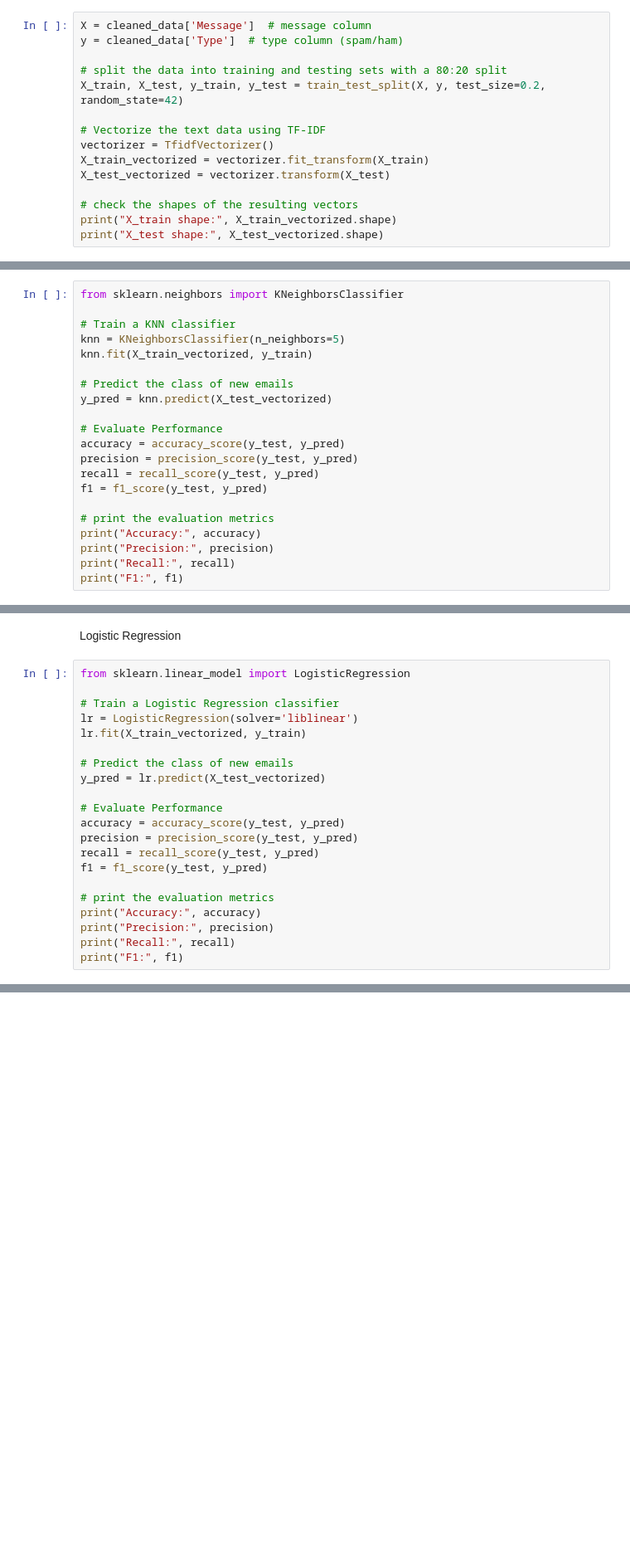
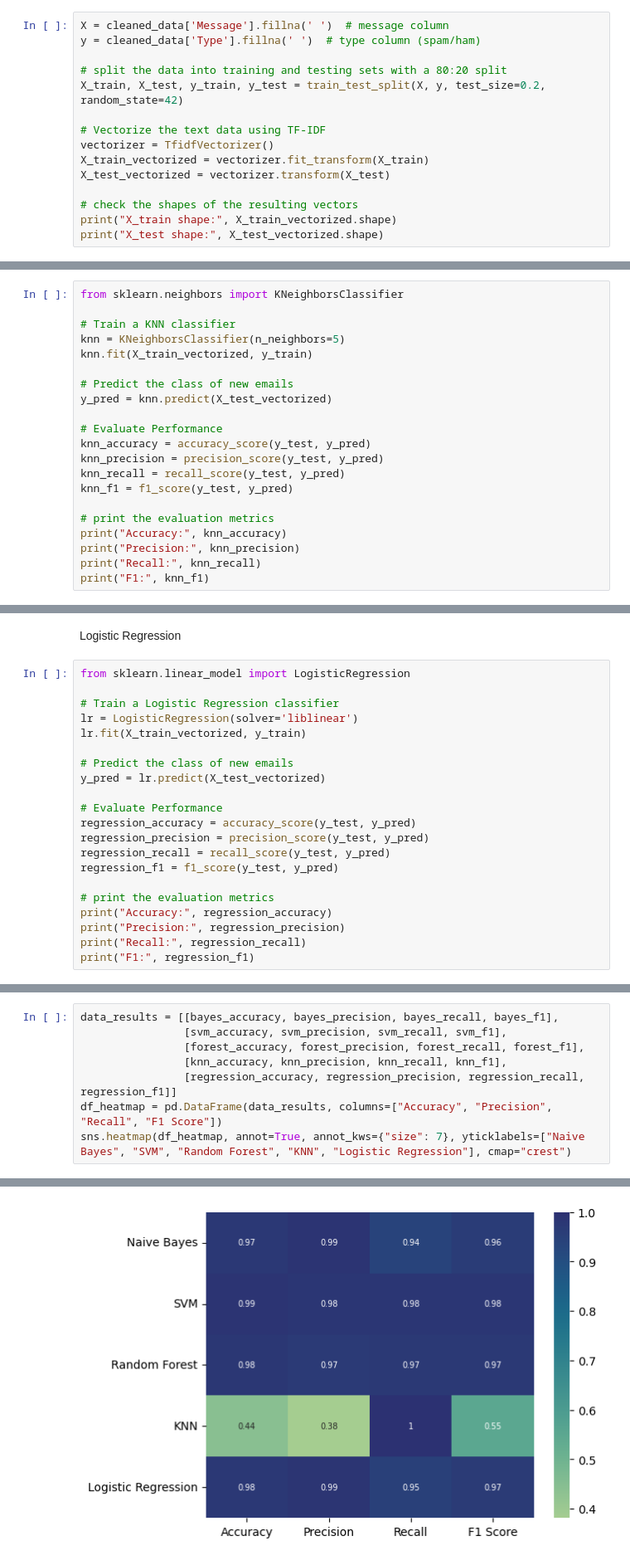
Before and after one commit to rnlclngpilar/MachineLearningFinalProject, a Jupyter notebook: ML_Project/ML_Spam_Project.ipynb, the cells around one changed output, grey strips where cells are left out. Shown at 83% size. Saved outputs shown, nothing was run; the diff lists cells and outputs as text; blank space fills up the shorter version.

Commit message:
Further clean data and add visual results

```diff
--- a/ML_Project/ML_Spam_Project.ipynb
+++ b/ML_Project/ML_Spam_Project.ipynb
@@ -258,7 +383,7 @@ cleaned_data[:]
 5796 rows × 3 columns
 # %%
-X = cleaned_data['Message']  # message column
-y = cleaned_data['Type']  # type column (spam/ham)
+X = cleaned_data['Message'].fillna(' ')  # message column
+y = cleaned_data['Type'].fillna(' ')  # type column (spam/ham)
 
 # split the data into training and testing sets with a 80:20 split
 X_train, X_test, y_train, y_test = train_test_split(X, y, test_size=0.2, random_state=42)
@@ -371,14 +496,14 @@ knn.fit(X_train_vectorized, y_train)
 y_pred = knn.predict(X_test_vectorized)
 
 # Evaluate Performance
-accuracy = accuracy_score(y_test, y_pred)
-precision = precision_score(y_test, y_pred)
-recall = recall_score(y_test, y_pred)
-f1 = f1_score(y_test, y_pred)
+knn_accuracy = accuracy_score(y_test, y_pred)
+knn_precision = precision_score(y_test, y_pred)
+knn_recall = recall_score(y_test, y_pred)
+knn_f1 = f1_score(y_test, y_pred)
 
 # print the evaluation metrics
-print("Accuracy:", accuracy)
-print("Precision:", precision)
-print("Recall:", recall)
-print("F1:", f1)
+print("Accuracy:", knn_accuracy)
+print("Precision:", knn_precision)
+print("Recall:", knn_recall)
+print("F1:", knn_f1)
 # %% [output]
@@ -399,14 +524,14 @@ lr.fit(X_train_vectorized, y_train)
 y_pred = lr.predict(X_test_vectorized)
 
 # Evaluate Performance
-accuracy = accuracy_score(y_test, y_pred)
-precision = precision_score(y_test, y_pred)
-recall = recall_score(y_test, y_pred)
-f1 = f1_score(y_test, y_pred)
+regression_accuracy = accuracy_score(y_test, y_pred)
+regression_precision = precision_score(y_test, y_pred)
+regression_recall = recall_score(y_test, y_pred)
+regression_f1 = f1_score(y_test, y_pred)
 
 # print the evaluation metrics
-print("Accuracy:", accuracy)
-print("Precision:", precision)
-print("Recall:", recall)
-print("F1:", f1)
+print("Accuracy:", regression_accuracy)
+print("Precision:", regression_precision)
+print("Recall:", regression_recall)
+print("F1:", regression_f1)
 # %% [output]
@@ -416,0 +542,9 @@ F1: 0.9746192893401016
+# %%
+data_results = [[bayes_accuracy, bayes_precision, bayes_recall, bayes_f1],
+                [svm_accuracy, svm_precision, svm_recall, svm_f1],
+                [forest_accuracy, forest_precision, forest_recall, forest_f1],
+                [knn_accuracy, knn_precision, knn_recall, knn_f1],
+                [regression_accuracy, regression_precision, regression_recall, regression_f1]]
+df_heatmap = pd.DataFrame(data_results, columns=["Accuracy", "Precision", "Recall", "F1 Score"])
+sns.heatmap(df_heatmap, annot=True, annot_kws={"size": 7}, yticklabels=["Naive Bayes", "SVM", "Random Forest", "KNN", "Logistic Regression"], cmap="crest")
+# %% [output]
@@ -416,0 +552 @@ F1: 0.9746192893401016
+[figure, added]
```
Also changed, not shown: parts of 41 cells of this notebook, 1 other file.
